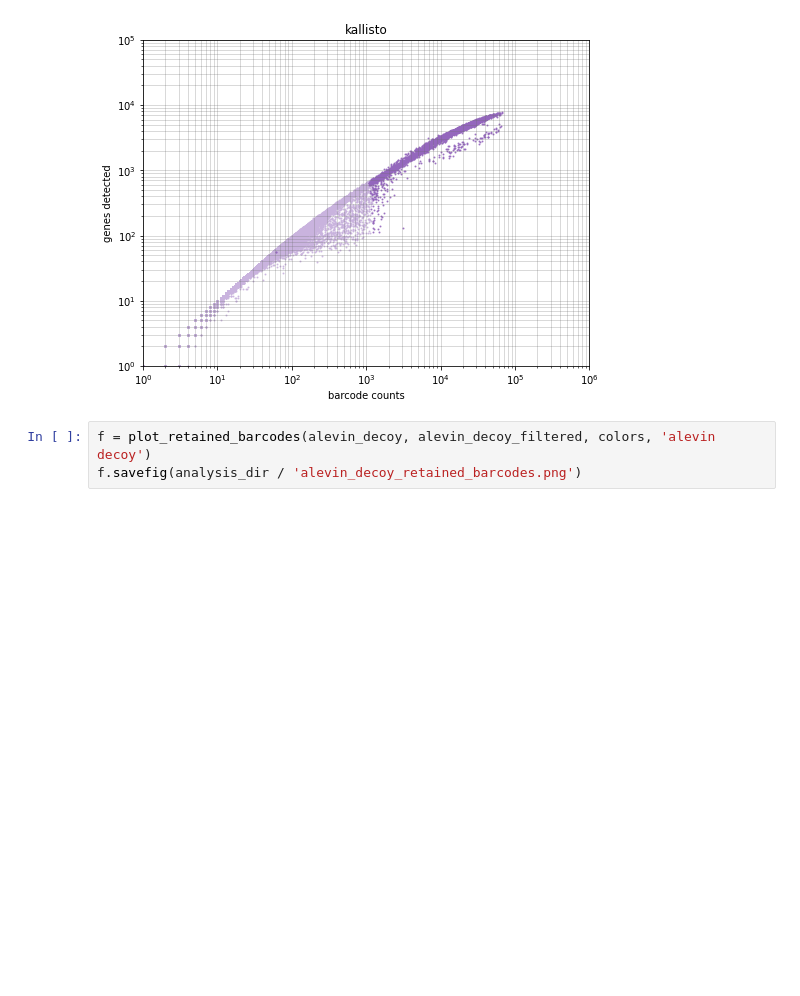
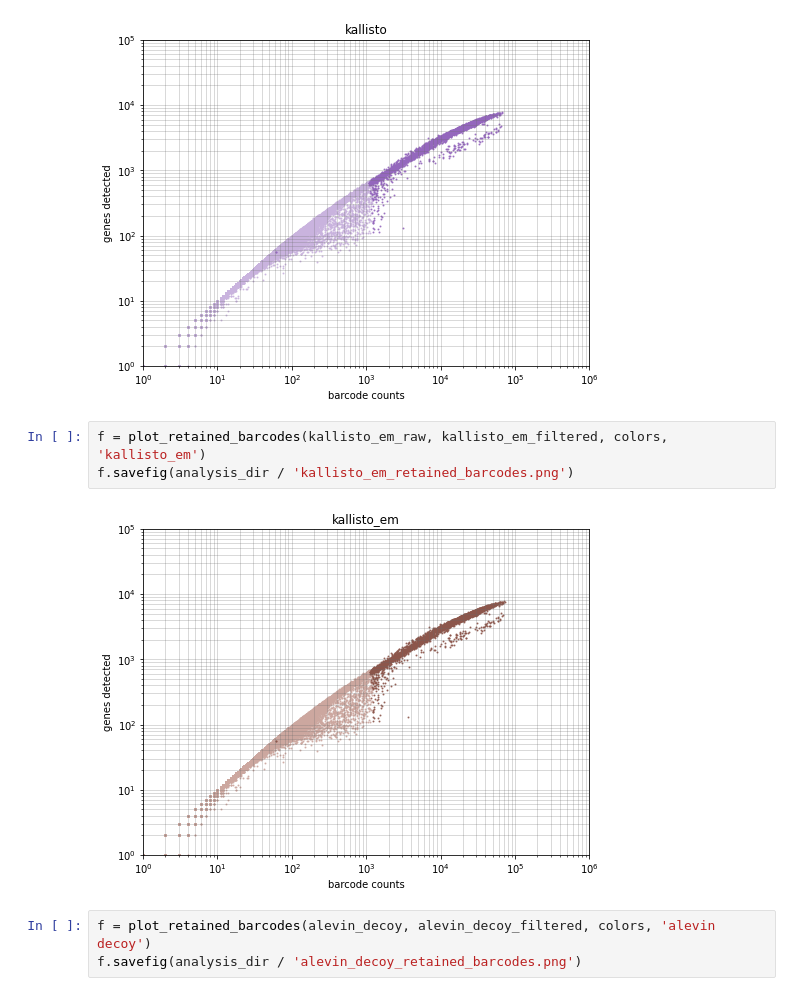
Before and after one commit to ENCODE-AWG/encode-202006-jamboree-detrout-rna-sc-pipeline, a Jupyter notebook: build-10x-e10.5-minimal-population-cache.ipynb, the cells around one changed output. Cells and saved outputs as stored; diff of their text form; blank space fills up the shorter version.

```diff
--- a/build-10x-e10.5-minimal-population-cache.ipynb
+++ b/build-10x-e10.5-minimal-population-cache.ipynb
@@ -353,6 +415,11 @@ f = plot_retained_barcodes(kallisto_raw, kallisto_filtered, colors, 'kallisto')
 f.savefig(analysis_dir / 'kallisto_retained_barcodes.png')
 # %% [output]
 [figure]
+# %%
+f = plot_retained_barcodes(kallisto_em_raw, kallisto_em_filtered, colors, 'kallisto_em')
+f.savefig(analysis_dir / 'kallisto_em_retained_barcodes.png')
+# %% [output]
+[figure, added]
 # %%
 f = plot_retained_barcodes(alevin_decoy, alevin_decoy_filtered, colors, 'alevin decoy')
 f.savefig(analysis_dir / 'alevin_decoy_retained_barcodes.png')
```
Also changed, not shown: parts of 14 cells of this notebook, 35 other files.
